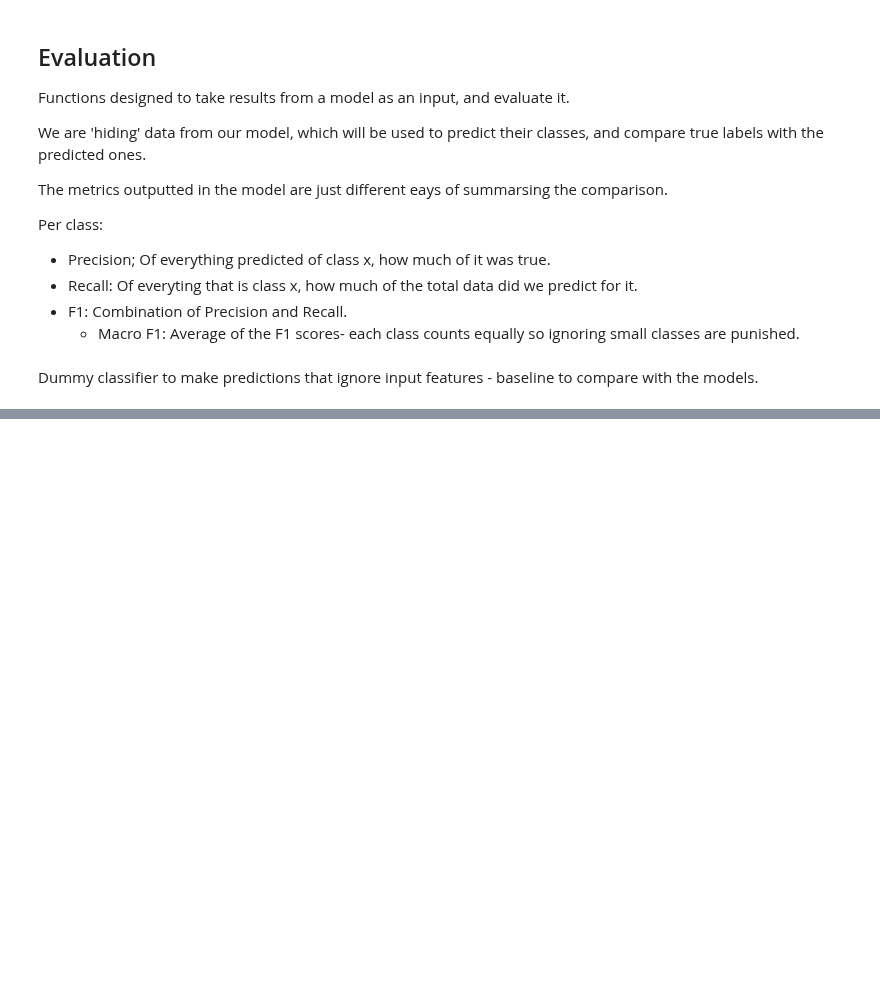
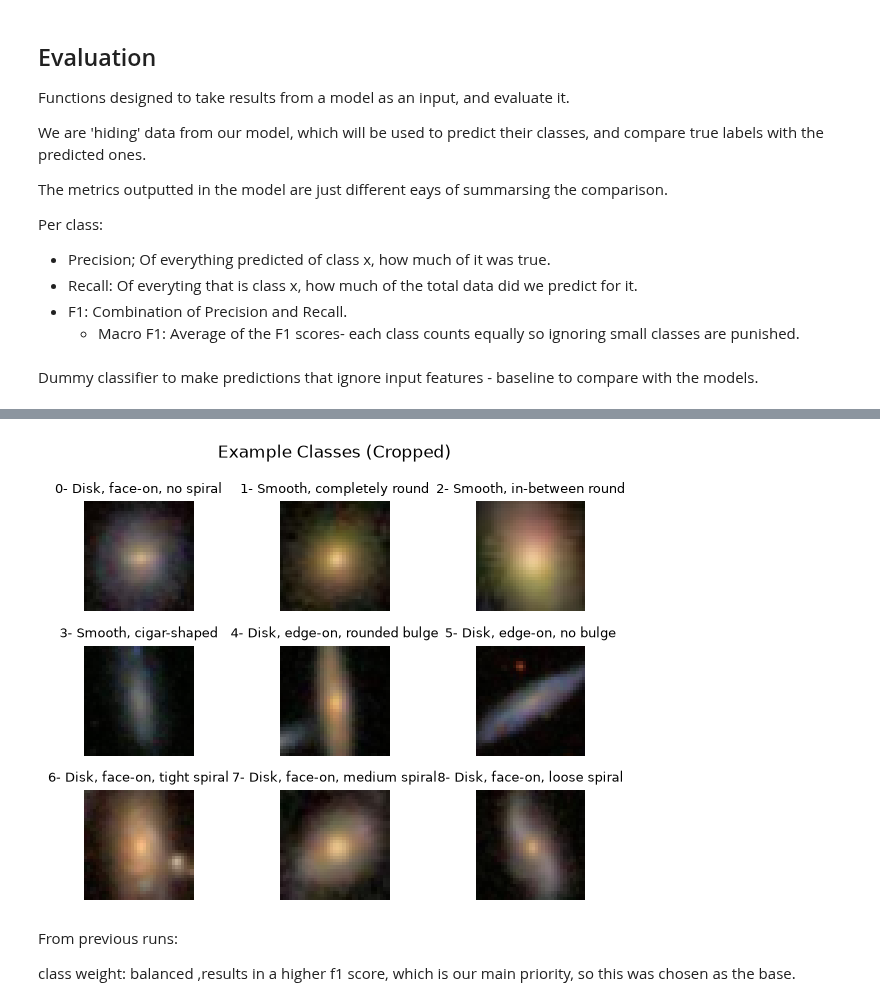
Before and after one commit to AyoubGutin/galaxy_classification, a Jupyter notebook: main.ipynb, the cells around one changed output, grey strips where cells are left out. Saved outputs shown, nothing was run; the diff lists cells and outputs as text; code cells hidden in the pictures; blank space fills up the shorter version.

```diff
--- a/main.ipynb
+++ b/main.ipynb
@@ -205,7 +200,7 @@ CLASS_NAMES = [
     'Smooth, in-between round',
     'Smooth, cigar-shaped',
     'Disk, edge-on, rounded bulge',
-    'Disk, face-on, no bulge',
+    'Disk, edge-on, no bulge',
     'Disk, face-on, tight spiral',
     'Disk, face-on, medium spiral',
     'Disk, face-on, loose spiral',
@@ -369,0 +397,34 @@ floor
+# %%
+size = 35
+c = X.shape[1] // 2  # center pixel
+a = c - size // 2 # start
+b = a + size # end
+
+X_crop = X[:, a:b, a:b, :]
+# %%
+_, unique_y_idx = np.unique(y, return_index=True)
+
+example_imgs = X_crop[unique_y_idx] # index w/ an array of integers - the unique y pos (fancy indexing)
+
+n = len(CLASS_NAMES)
+ncols = 3
+nrows = math.ceil(n / ncols)
+
+fig, axs = plt.subplots(nrows, ncols, sharey=True)
+axs = axs.flatten()
+
+for i, img in enumerate(example_imgs):
+    axs[i].imshow(img)
+    axs[i].set_title(f'{i}- {CLASS_NAMES[i]}', fontsize=9, loc='center')
+    axs[i].axis('off')
+
+fig.suptitle('Example Classes (Cropped)')
+plt.tight_layout()
+
+del unique_y_idx, example_imgs
+# %% [output]
+[figure, added]
+# %% [markdown]
+From previous runs:
+
+class weight: balanced ,results in a higher f1 score, which is our main priority, so this was chosen as the base.
```
Also changed, not shown: parts of 14 cells of this notebook.
